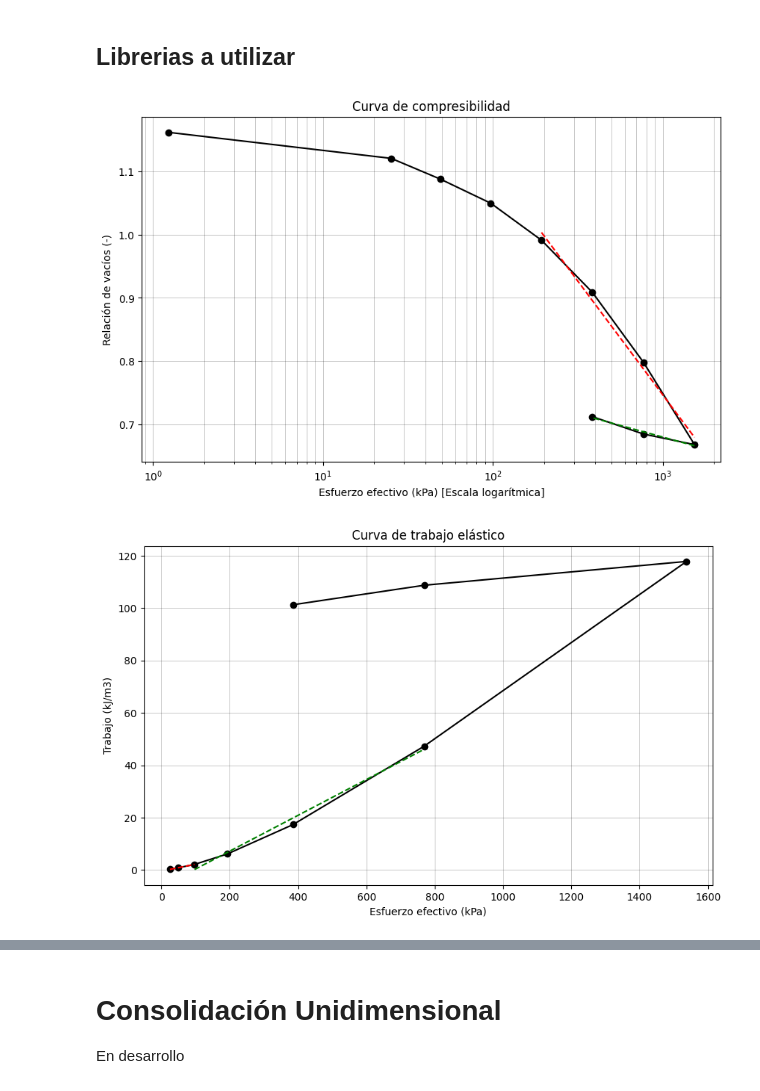
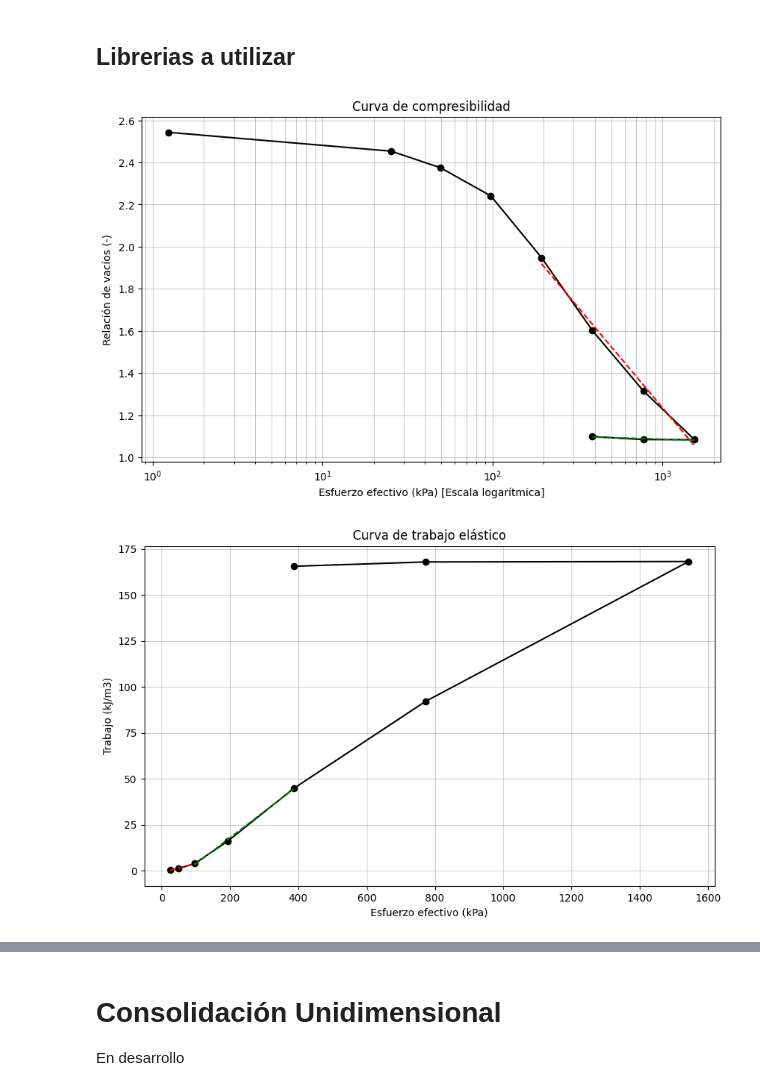
Before and after one commit to JuaArr/UNAL_Consolidacion, a Jupyter notebook: tmp/Consolidacion.ipynb, the cells around one changed output, grey strips where cells are left out. Cells and saved outputs as stored; diff of their text form; code cells hidden in the pictures.

```diff
--- a/tmp/Consolidacion.ipynb
+++ b/tmp/Consolidacion.ipynb
@@ -19,7 +19,7 @@ from matplotlib import pyplot as plt
 # %%
 import json
 
-file_name = "data_S4M4.json"
+file_name = "data_S2M27.json"
 name = os.path.splitext(file_name)[0].split("_")[1]
 
 with open(file_name) as data:
@@ -96,7 +96,7 @@ ax.set_xscale("log")
 
 plt.savefig(name + "_compresibilidad.png", dpi = 300)
 # %% [output]
-[figure, old version]
+[figure, new version]
 # %%
 work_data = pd.DataFrame(index = range(compressibility_data.shape[0]),
                          columns = ["Esf. efec. (kPa)", "Def. vertical (-)",
@@ -110,37 +110,37 @@ linear = lambda x, m, b: m*x + b
 
 X1 = work_data.iloc[1:4, 0]
 Y1 = work_data.iloc[1:4, 3]
-X2 = work_data.iloc[3:7, 0]
-Y2 = work_data.iloc[3:7, 3]
+X2 = work_data.iloc[3:6, 0]
+Y2 = work_data.iloc[3:6, 3]
 
 popt1, pcov1 = opt.curve_fit(linear, X1, Y1)
 popt2, pcov2 = opt.curve_fit(linear, X2, Y2)
 
 f1 = lambda x: linear(x, *popt1)
 f2 = lambda x: linear(x, *popt2)
 h = lambda x: f1(x) - f2(x)
 
 pre_stress = opt.newton(h, 1)
 
 fig3, ax3 = plt.subplots(figsize = (10, 6))
 
 ax3.plot(work_data.iloc[:, 0], work_data.iloc[:, 3], "ko-")
 # ax3.plot(work_data.iloc[:, 0], f1(work_data.iloc[:, 0]), "r--")
 ax3.plot(X1, f1(X1), "r--")
 # ax3.plot(work_data.iloc[:, 0], f2(work_data.iloc[:, 0]), "g--")
 ax3.plot(X2, f2(X2), "g--")
 ax3.set_title("Curva de trabajo elástico")
 ax3.set_xlabel("Esfuerzo efectivo (kPa)")
 ax3.set_ylabel("Trabajo (kJ/m3)")
 
 ax3.grid(True, color = 'k', which = "both", alpha = 0.3, linestyle = '-', linewidth = 0.5)
 # ax3.set_xlim([0, 200])
 # ax3.set_ylim([0, 25])
 # plt.close()
 
 plt.savefig(name + "_trabajo.png", dpi = 300)
 # %% [output]
-[figure, old version]
+[figure, new version]
 # %%
 print(f"El esfuerzo efectivo de consolidación fue de {pre_stress} kPa")
 print(f"El Cc es {popt_Cc[0]}")
```
Also changed, not shown: parts of 1 cell of this notebook, 4 other files.
